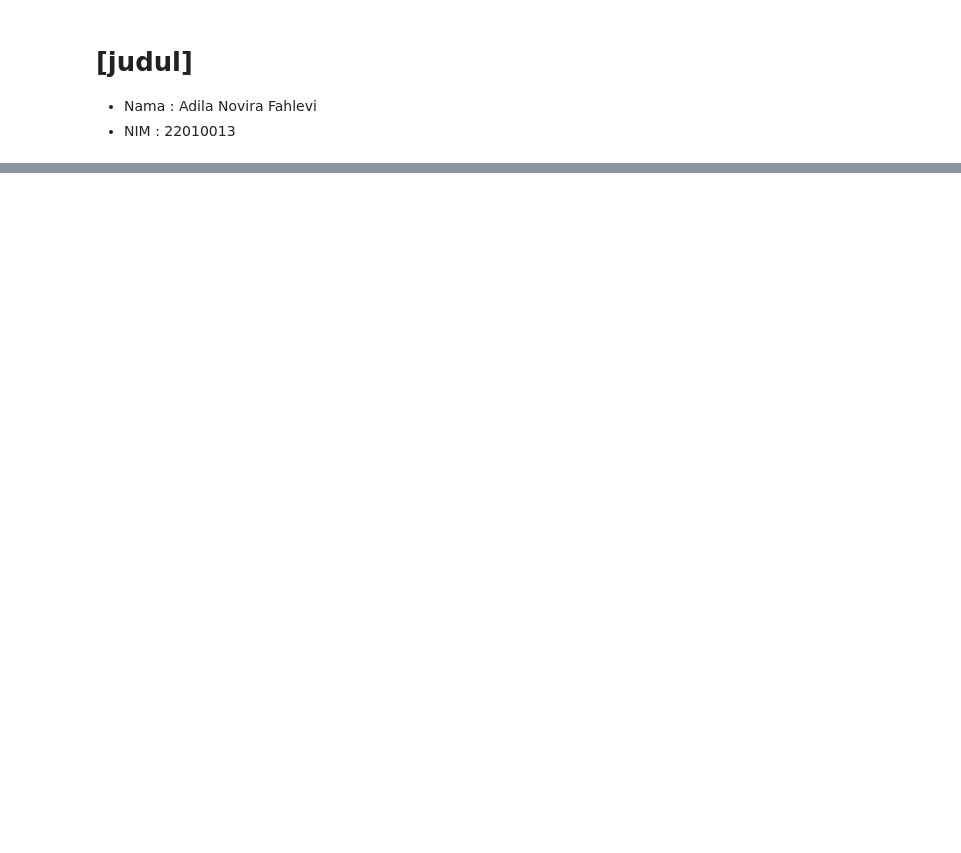
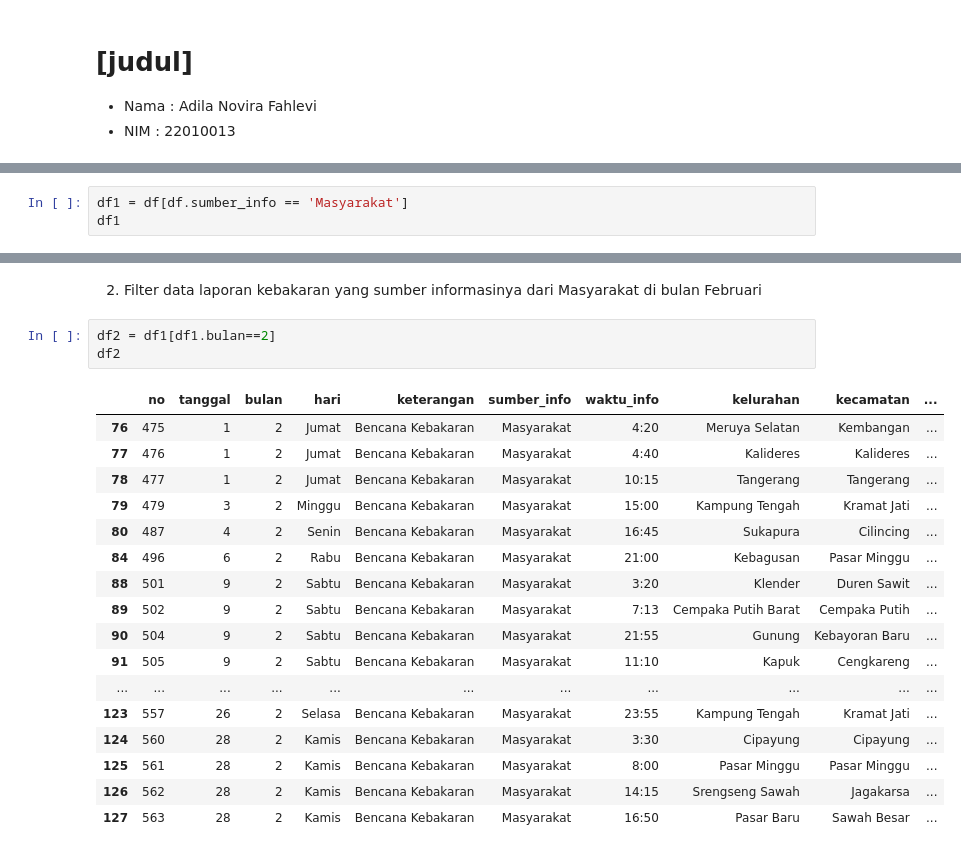
Before and after one commit to ruang-belajar/notebook-1-adilanvr, a Jupyter notebook: notebook1.ipynb, the cells around one changed output, grey strips where cells are left out. Saved outputs shown, nothing was run; the diff lists cells and outputs as text; blank space fills up the shorter version.

```diff
--- a/notebook1.ipynb
+++ b/notebook1.ipynb
@@ -36,0 +39,3 @@ data-kebakaran.csv  100%[===================>] 130.11K  --.-KB/s    in 0.02s
+# %%
+df1 = df[df.sumber_info == 'Masyarakat']
+df1
@@ -36,0 +56,23 @@ data-kebakaran.csv  100%[===================>] 130.11K  --.-KB/s    in 0.02s
+# %% [markdown]
+2. Filter data laporan kebakaran yang sumber informasinya dari Masyarakat di bulan Februari
+# %%
+df2 = df1[df1.bulan==2]
+df2
+# %% [output]
+|  | no | tanggal | bulan | hari | keterangan | sumber_info | waktu_info | kelurahan | kecamatan | ... |
+| 76 | 475 | 1 | 2 | Jumat | Bencana Kebakaran | Masyarakat | 4:20 | Meruya Selatan | Kembangan | ... |
+| 77 | 476 | 1 | 2 | Jumat | Bencana Kebakaran | Masyarakat | 4:40 | Kalideres | Kalideres | ... |
+| 78 | 477 | 1 | 2 | Jumat | Bencana Kebakaran | Masyarakat | 10:15 | Tangerang | Tangerang | ... |
+| 79 | 479 | 3 | 2 | Minggu | Bencana Kebakaran | Masyarakat | 15:00 | Kampung Tengah | Kramat Jati | ... |
+| 80 | 487 | 4 | 2 | Senin | Bencana Kebakaran | Masyarakat | 16:45 | Sukapura | Cilincing | ... |
+| 84 | 496 | 6 | 2 | Rabu | Bencana Kebakaran | Masyarakat | 21:00 | Kebagusan | Pasar Minggu | ... |
+| 88 | 501 | 9 | 2 | Sabtu | Bencana Kebakaran | Masyarakat | 3:20 | Klender | Duren Sawit | ... |
+| 89 | 502 | 9 | 2 | Sabtu | Bencana Kebakaran | Masyarakat | 7:13 | Cempaka Putih Barat | Cempaka Putih | ... |
+| 90 | 504 | 9 | 2 | Sabtu | Bencana Kebakaran | Masyarakat | 21:55 | Gunung | Kebayoran Baru | ... |
+| 91 | 505 | 9 | 2 | Sabtu | Bencana Kebakaran | Masyarakat | 11:10 | Kapuk | Cengkareng | ... |
+| ... | ... | ... | ... | ... | ... | ... | ... | ... | ... | ... |
+| 123 | 557 | 26 | 2 | Selasa | Bencana Kebakaran | Masyarakat | 23:55 | Kampung Tengah | Kramat Jati | ... |
+| 124 | 560 | 28 | 2 | Kamis | Bencana Kebakaran | Masyarakat | 3:30 | Cipayung | Cipayung | ... |
+| 125 | 561 | 28 | 2 | Kamis | Bencana Kebakaran | Masyarakat | 8:00 | Pasar Minggu | Pasar Minggu | ... |
+| 126 | 562 | 28 | 2 | Kamis | Bencana Kebakaran | Masyarakat | 14:15 | Srengseng Sawah | Jagakarsa | ... |
+| 127 | 563 | 28 | 2 | Kamis | Bencana Kebakaran | Masyarakat | 16:50 | Pasar Baru | Sawah Besar | ... |
```
Also changed, not shown: parts of 9 cells of this notebook.
